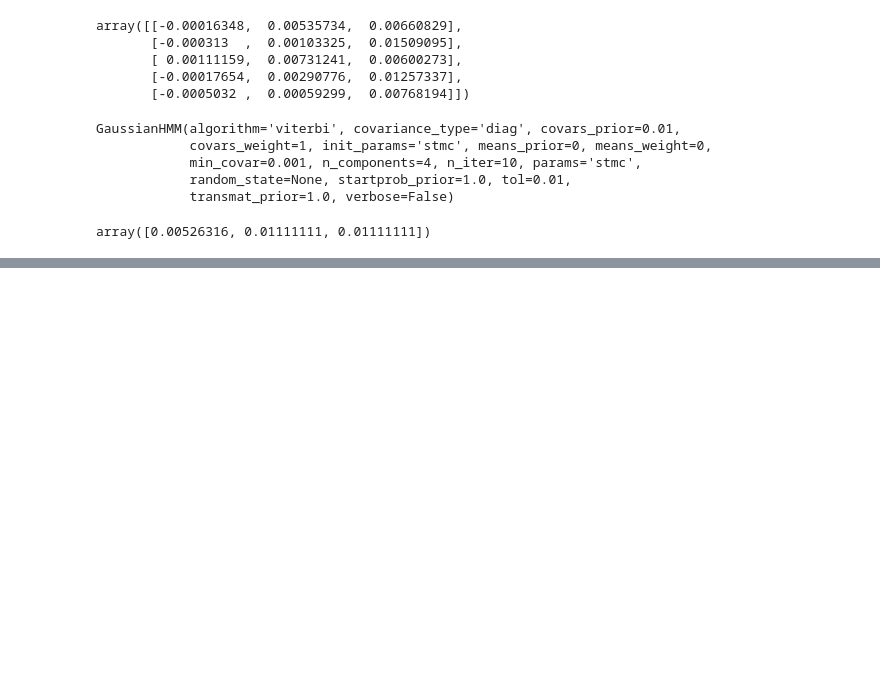
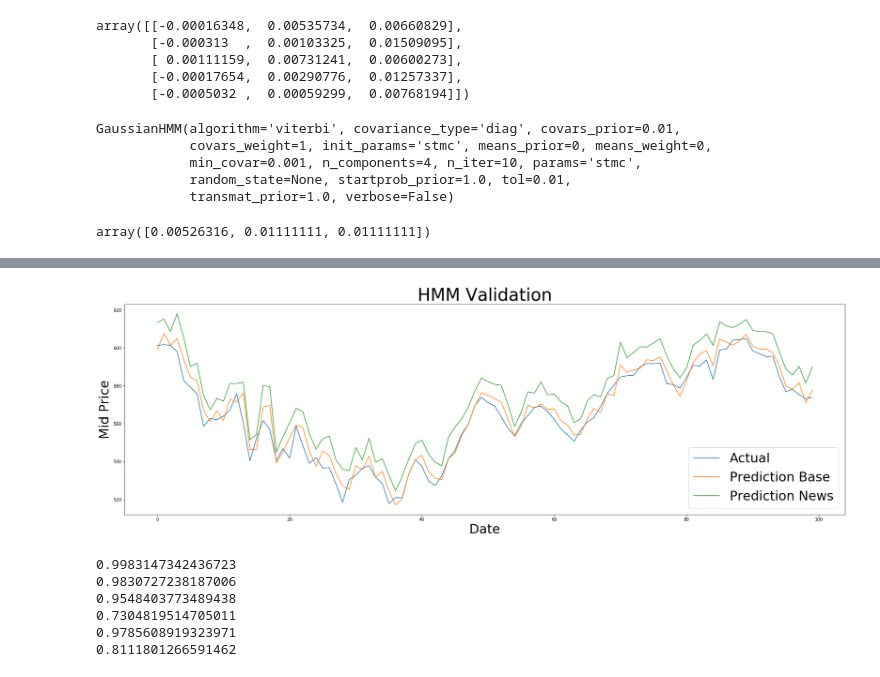
Before and after one commit to stanleykywu/predicting-stocks, a Jupyter notebook: models/HMM2.ipynb, the cells around one changed output, grey strips where cells are left out. Cells and saved outputs as stored; diff of their text form; code cells hidden in the pictures; blank space fills up the shorter version.

```diff
--- a/models/HMM2.ipynb
+++ b/models/HMM2.ipynb
@@ -483,0 +496,28 @@ plt.show()
+# %%
+plt.figure(figsize = (30,9))
+plt.plot(range(validation_data.shape[0]), validation_data['Middle'], label='Actual')
+plt.plot(range(validation_data.shape[0]), mid_price_validate, label='Prediction Base')
+plt.plot(range(validation_data.shape[0]), mid_price_validate_news, label='Prediction News')
+plt.xlabel('Date', fontsize=30)
+plt.ylabel('Mid Price', fontsize=30)
+plt.title("HMM Validation", fontsize=40)
+leg = plt.legend(prop={'size': 30})
+plt.show()
+# %% [output]
+[figure, added]
+# %%
+from sklearn.metrics import r2_score
+
+print(r2_score(training_data['Middle'], mid_price_train))
+print(r2_score(training_data['Middle'], mid_price_train_news))
+print(r2_score(validation_data['Middle'], mid_price_validate))
+print(r2_score(validation_data['Middle'], mid_price_validate_news))
+print(r2_score(testing_data['Middle'], mid_price_test))
+print(r2_score(testing_data['Middle'], mid_price_test_news))
+# %% [output]
+0.9983147342436723
+0.9830727238187006
+0.9548403773489438
+0.7304819514705011
+0.9785608919323971
+0.8111801266591462
```
Also changed, not shown: parts of 13 cells of this notebook.
